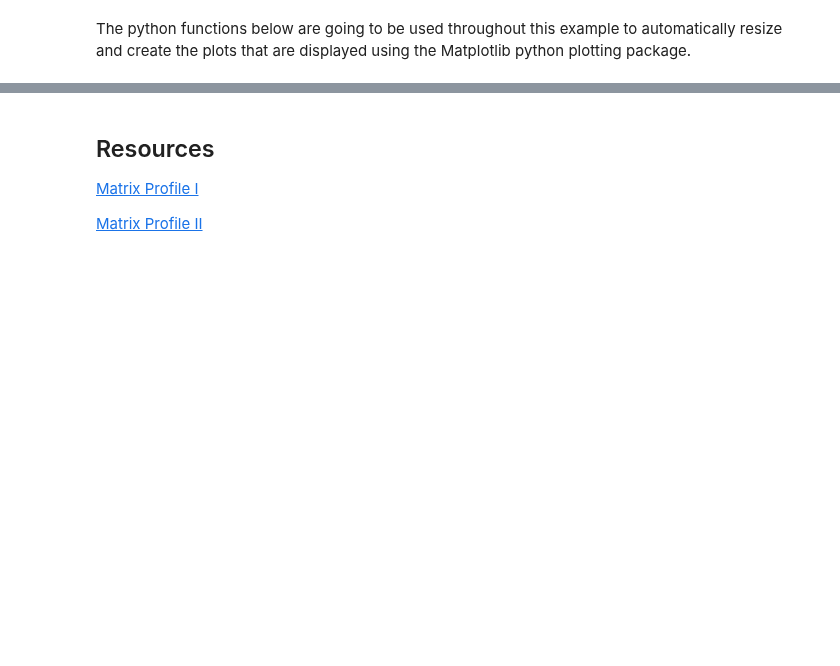
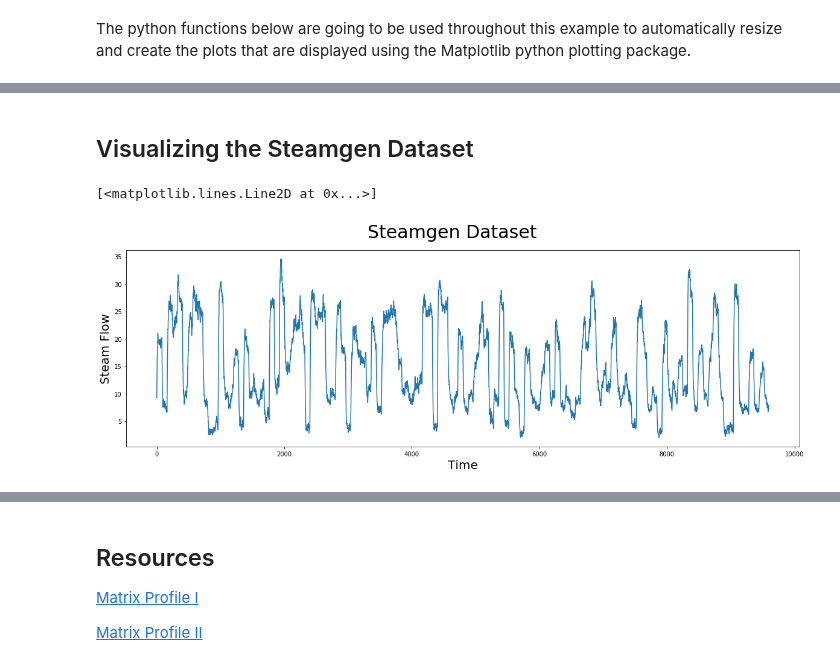
Before and after one commit to bcExpt-1123/Stumpy-python, a Jupyter notebook: docs/Tutorial_STUMPY_Basics.ipynb, the cells around one changed output, grey strips where cells are left out. Saved outputs shown, nothing was run; the diff lists cells and outputs as text; code cells hidden in the pictures; blank space fills up the shorter version.

```diff
--- a/docs/Tutorial_STUMPY_Basics.ipynb
+++ b/docs/Tutorial_STUMPY_Basics.ipynb
@@ -253,0 +51,14 @@ And that's it! You have now loaded in a dataset, ran it through STUMP using our
+# %%
+colnames = ['drum pressure',
+            'excess oxygen',
+            'water level',
+            'steam flow'
+           ]
+
+context = ssl.SSLContext()  # Ignore SSL certificate verification for simplicity
+url = 'https://www.cs.ucr.edu/~eamonn/iSAX/steamgen.dat'
+raw_bytes = urllib.request.urlopen(url, context=context).read()
+data = io.BytesIO(raw_bytes)
+steam_df = pd.read_csv(data, header=None, sep="\s+")
+steam_df.columns = colnames
+steam_df.head()
@@ -253,0 +72,10 @@ And that's it! You have now loaded in a dataset, ran it through STUMP using our
+# %% [markdown]
+## Visualizing the Steamgen Dataset
+# %%
+plt.suptitle('Steamgen Dataset', fontsize='30')
+plt.xlabel('Time', fontsize ='20')
+plt.ylabel('Steam Flow', fontsize='20')
+plt.plot(steam_df['steam flow'].values)
+# %% [output]
+[<matplotlib.lines.Line2D at 0x...>]
+[figure, added]
```
Also changed, not shown: parts of 63 cells of this notebook.
